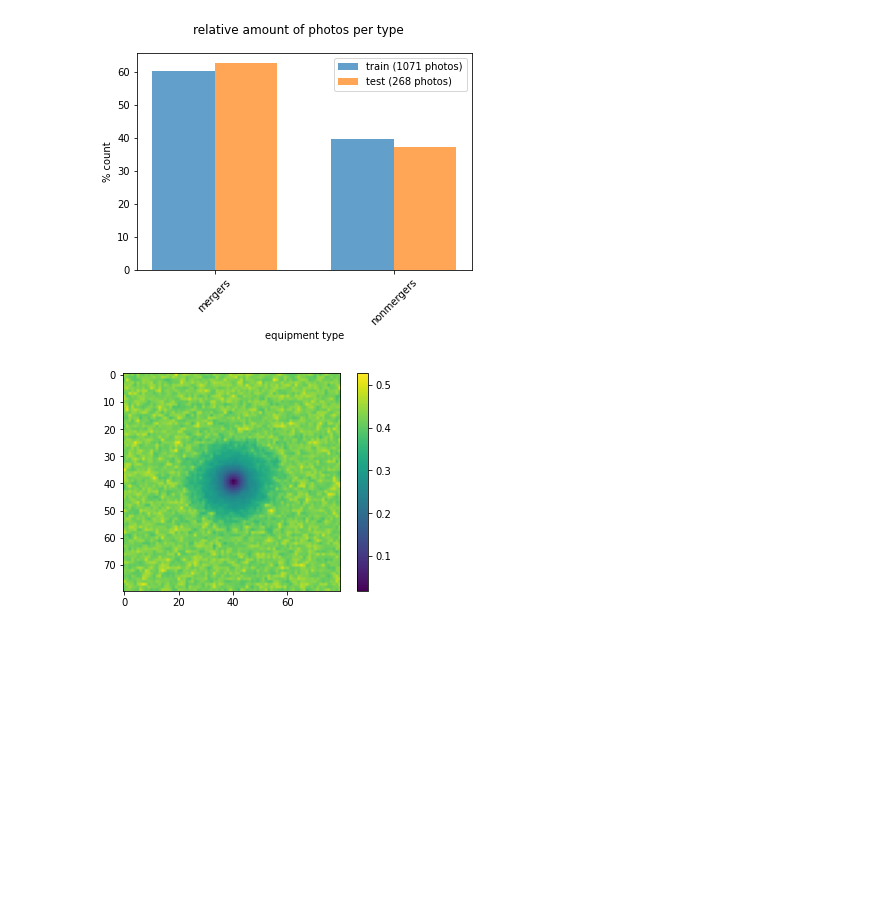
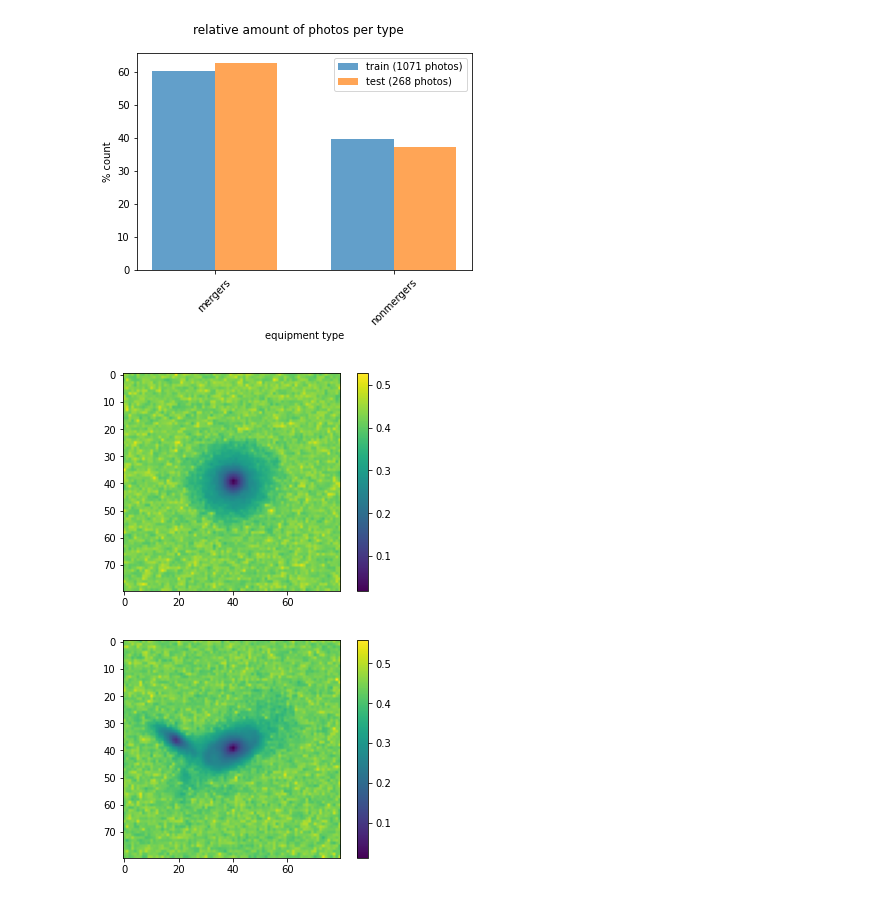
Before and after one commit to beckynevin/mockIllustris, a Jupyter notebook: CNN_simple.ipynb, the cells around one changed output. Cells and saved outputs as stored; diff of their text form; code cells hidden in the pictures; blank space fills up the shorter version.

```diff
--- a/CNN_simple.ipynb
+++ b/CNN_simple.ipynb
@@ -213,12 +204,17 @@ plt.legend([
 # %%
 # Why does the data have such a strange shape?
 import matplotlib.pyplot as plt
 
 plt.imshow(X_train[0][:,:,0])
 plt.colorbar()
 plt.show()
+
+plt.imshow(X_test[0][:,:,0])
+plt.colorbar()
+plt.show()
 # %% [output]
 [figure]
+[figure, added]
 # %%
 model = models.Sequential()
 model.add(layers.Conv2D(32, (3, 3), activation='relu', input_shape=(80,80, 1)))
```
Also changed, not shown: parts of 6 cells of this notebook.
